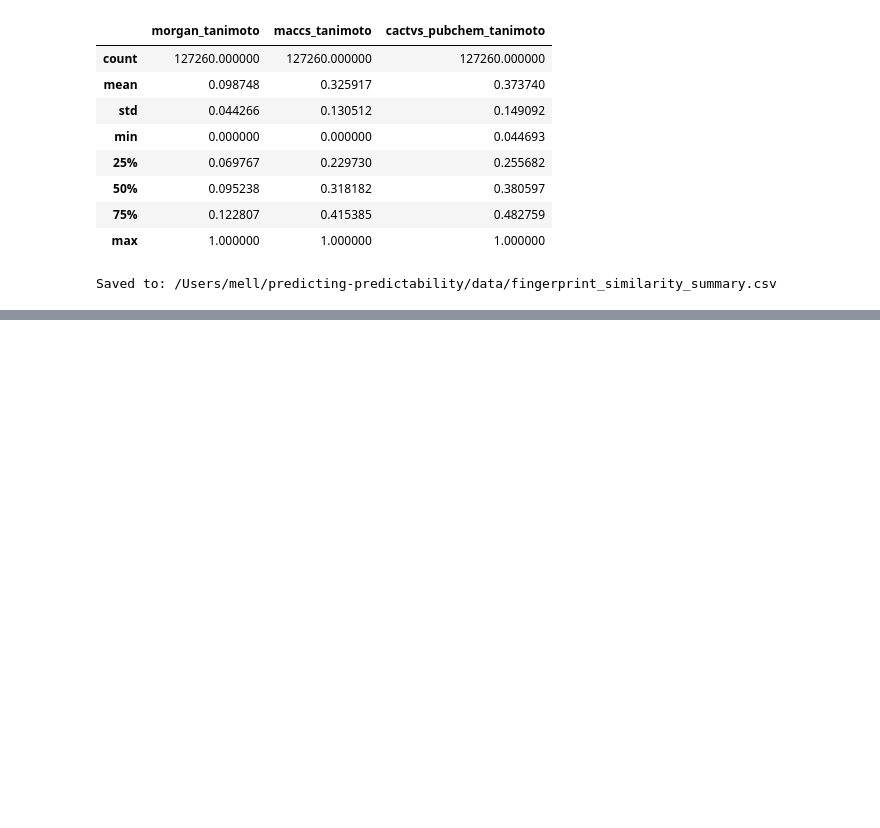
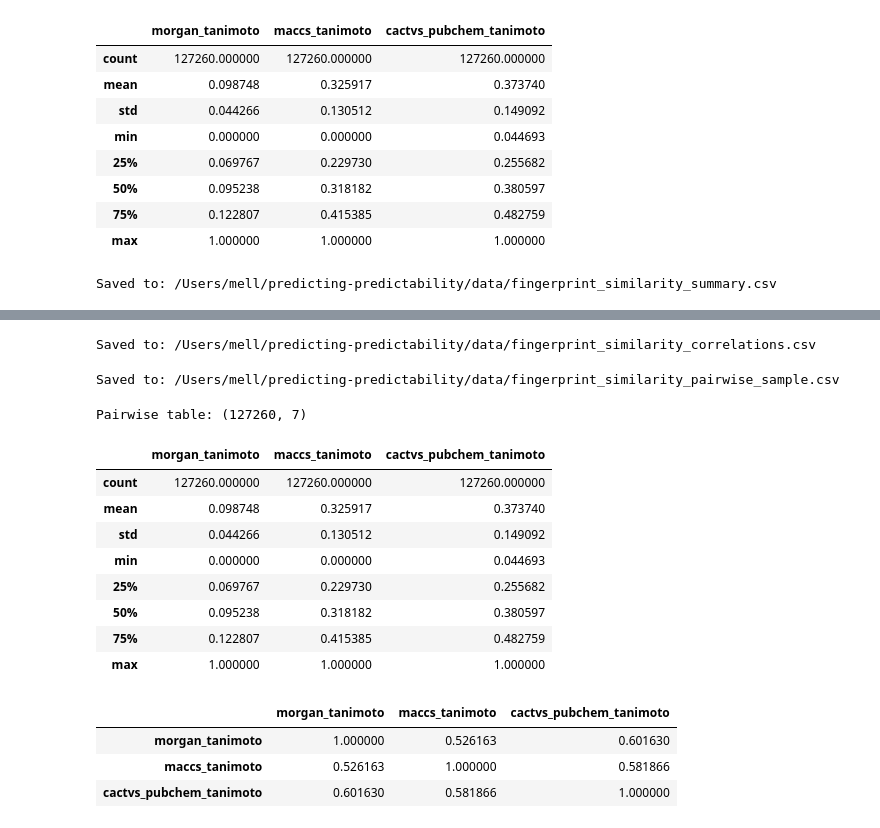
Before and after one commit to mell508-gif/predicting-predictability, a Jupyter notebook: notebooks/objective_2_rdkit_fingerprints.ipynb, the cells around one changed output, grey strips where cells are left out. Saved outputs shown, nothing was run; the diff lists cells and outputs as text; code cells hidden in the pictures; blank space fills up the shorter version.

```diff
--- a/notebooks/objective_2_rdkit_fingerprints.ipynb
+++ b/notebooks/objective_2_rdkit_fingerprints.ipynb
@@ -873,0 +889,8 @@ Saved to: /Users/mell/predicting-predictability/data/fingerprint_similarity_summ
+# %%
+correlation_path = data_dir / "fingerprint_similarity_correlations.csv"
+
+similarity_correlations.to_csv(correlation_path)
+
+print("Saved to:", correlation_path)
+# %% [output]
+Saved to: /Users/mell/predicting-predictability/data/fingerprint_similarity_correlations.csv
@@ -873,0 +899,8 @@ Saved to: /Users/mell/predicting-predictability/data/fingerprint_similarity_summ
+# %%
+pairwise_path = data_dir / "fingerprint_similarity_pairwise_sample.csv"
+
+similarity_comparison_df.to_csv(pairwise_path, index=False)
+
+print("Saved to:", pairwise_path)
+# %% [output]
+Saved to: /Users/mell/predicting-predictability/data/fingerprint_similarity_pairwise_sample.csv
@@ -873,0 +909,29 @@ Saved to: /Users/mell/predicting-predictability/data/fingerprint_similarity_summ
+# %%
+from pathlib import Path
+import pandas as pd
+
+data_dir = Path.home() / "predicting-predictability" / "data"
+
+pairwise_df = pd.read_csv(data_dir / "fingerprint_similarity_pairwise_sample.csv")
+similarity_summary = pd.read_csv(data_dir / "fingerprint_similarity_summary.csv", index_col=0)
+similarity_correlations = pd.read_csv(data_dir / "fingerprint_similarity_correlations.csv", index_col=0)
+
+print("Pairwise table:", pairwise_df.shape)
+
+display(similarity_summary)
+display(similarity_correlations)
+# %% [output]
+Pairwise table: (127260, 7)
+|  | morgan_tanimoto | maccs_tanimoto | cactvs_pubchem_tanimoto |
+| count | 127260.000000 | 127260.000000 | 127260.000000 |
+| mean | 0.098748 | 0.325917 | 0.373740 |
+| std | 0.044266 | 0.130512 | 0.149092 |
+| min | 0.000000 | 0.000000 | 0.044693 |
+| 25% | 0.069767 | 0.229730 | 0.255682 |
+| 50% | 0.095238 | 0.318182 | 0.380597 |
+| 75% | 0.122807 | 0.415385 | 0.482759 |
+| max | 1.000000 | 1.000000 | 1.000000 |
+|  | morgan_tanimoto | maccs_tanimoto | cactvs_pubchem_tanimoto |
+| morgan_tanimoto | 1.000000 | 0.526163 | 0.601630 |
+| maccs_tanimoto | 0.526163 | 1.000000 | 0.581866 |
+| cactvs_pubchem_tanimoto | 0.601630 | 0.581866 | 1.000000 |
```
Also changed, not shown: parts of 5 cells of this notebook.
